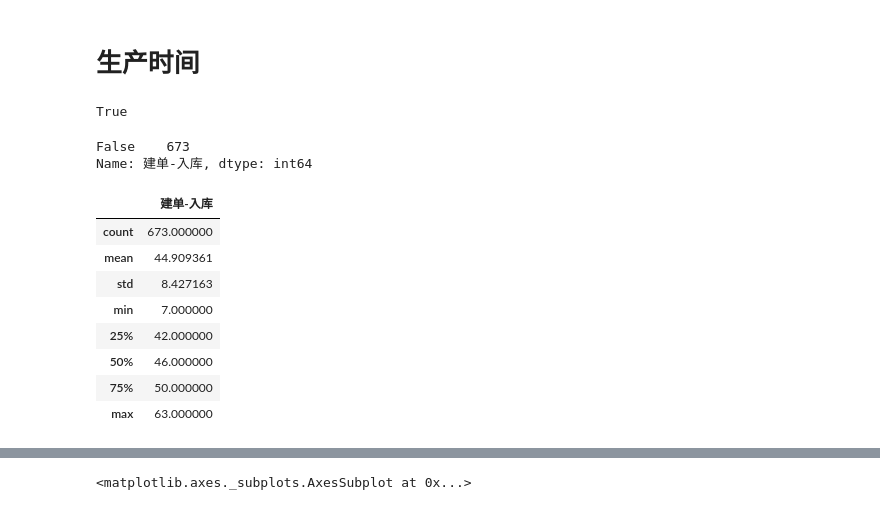
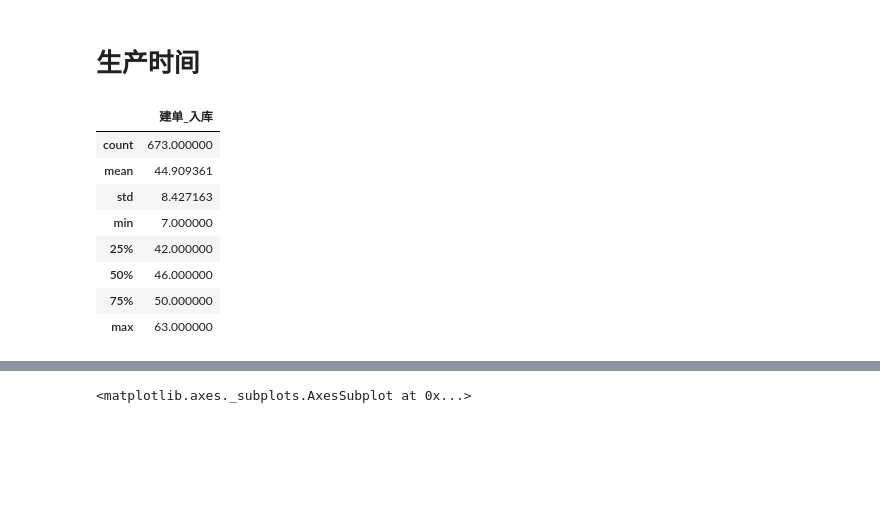
Before and after one commit to serpahimor/private-room, a Jupyter notebook: ipynb/mes/下单状态分析.ipynb, the cells around one changed output, grey strips where cells are left out. Drawn from its saved outputs; the diff is of its cells as text; code cells hidden in the pictures; blank space fills up the shorter version.

```diff
--- a/ipynb/mes/Untitled.ipynb
+++ b/ipynb/mes/下单状态分析.ipynb
@@ -160,21 +162,12 @@ df_use_huaguang[
 # %% [markdown]
 # 生产时间
 # %%
-df_time['建单-入库']=abs(pd.to_datetime(df_time['建单时间'])-pd.to_datetime(df_time['入库时间'])).dt.days
-df_time['建单-出库']=abs(pd.to_datetime(df_time['建单时间'])-pd.to_datetime(df_time['出库时间'])).dt.days
+df_time['建单_入库']=abs(pd.to_datetime(df_time['建单时间'])-pd.to_datetime(df_time['入库时间'])).dt.days
+df_time['建单_出库']=abs(pd.to_datetime(df_time['建单时间'])-pd.to_datetime(df_time['出库时间'])).dt.days
-# %%
-pd.isnull(df_time.iloc[9]['建单-出库'])
-# %% [output]
-True
-# %%
-pd.isnull(df_time[(pd.notnull(df_time['建单-入库'])) | (pd.notnull(df_time['建单-出库']))]['建单-入库']).value_counts()
-# %% [output]
-False    673
-Name: 建单-入库, dtype: int64
 # %%
-df_time[pd.notnull(df_time['建单-入库'])][['建单-入库']].describe()
+df_time[pd.notnull(df_time['建单_入库'])][['建单_入库']].describe()
 # %% [output]
-|  | 建单-入库 |
+|  | 建单_入库 |
 | count | 673.000000 |
 | mean | 44.909361 |
 | std | 8.427163 |
```
Also changed, not shown: parts of 14 cells of this notebook.
